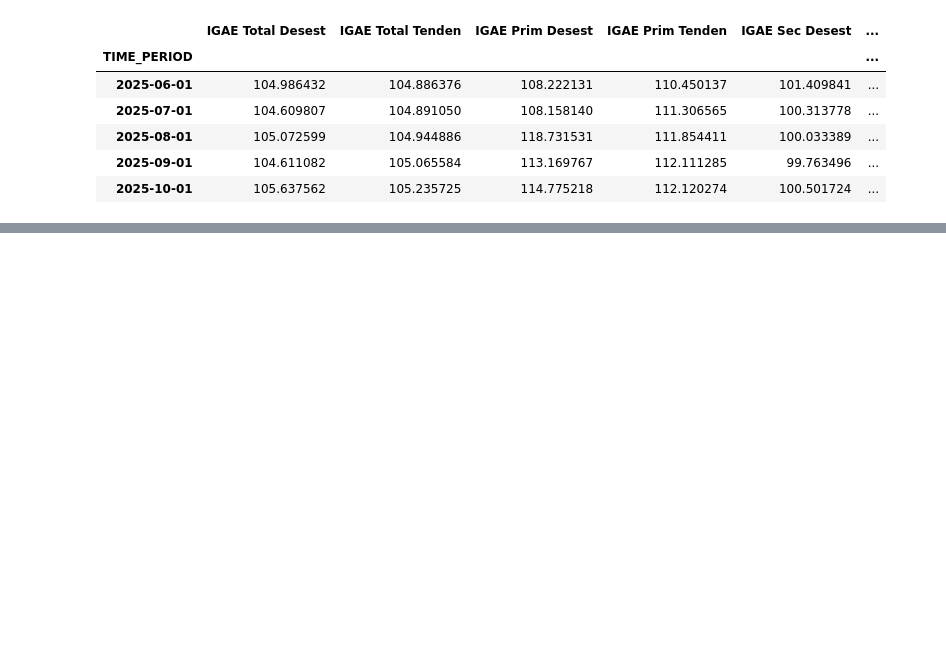
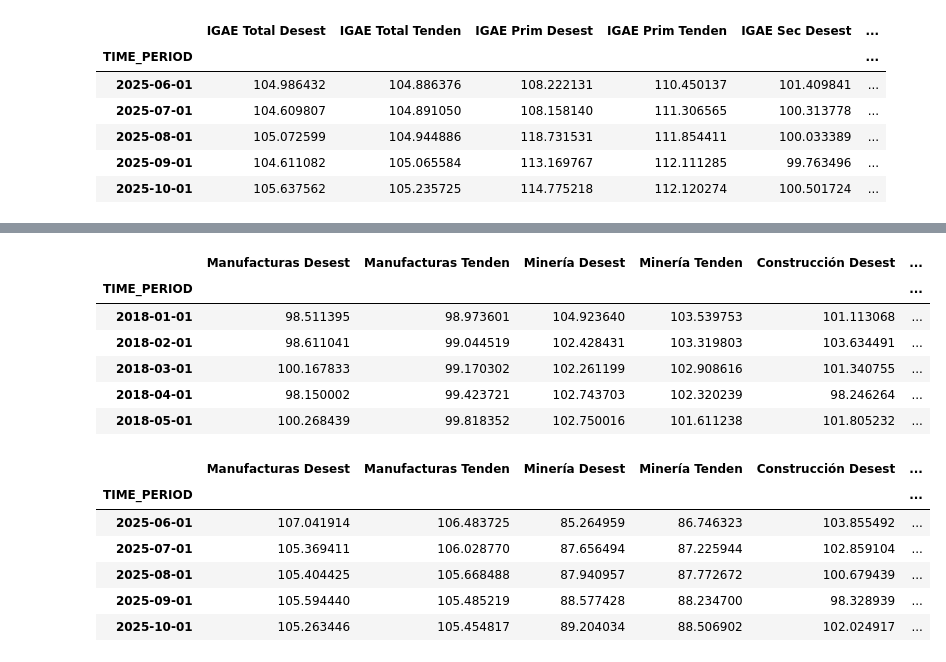
Before and after one commit to laloflogar/RB2026, a Jupyter notebook: Gráficas_nacional.ipynb, the cells around one changed output, grey strips where cells are left out. Cells and saved outputs as stored; diff of their text form; code cells hidden in the pictures; blank space fills up the shorter version.

```diff
--- a/Gráficas_nacional.ipynb
+++ b/Gráficas_nacional.ipynb
@@ -1171,0 +997,23 @@ plt.show()
+# %%
+# Define la fecha de inicio para esta sección
+fecha_inicio = '2018-01-01'
+
+# Filtra el DataFrame df_rebased (de Gráfica 4) desde la fecha de inicio
+base_filtrada = df_rebased[df_rebased.index >= fecha_inicio].copy()
+display(base_filtrada.head())
+display(base_filtrada.tail())
+# %% [output]
+|  | Manufacturas Desest | Manufacturas Tenden | Minería Desest | Minería Tenden | Construcción Desest | ... |
+| TIME_PERIOD |  |  |  |  |  | ... |
+| 2018-01-01 | 98.511395 | 98.973601 | 104.923640 | 103.539753 | 101.113068 | ... |
+| 2018-02-01 | 98.611041 | 99.044519 | 102.428431 | 103.319803 | 103.634491 | ... |
+| 2018-03-01 | 100.167833 | 99.170302 | 102.261199 | 102.908616 | 101.340755 | ... |
+| 2018-04-01 | 98.150002 | 99.423721 | 102.743703 | 102.320239 | 98.246264 | ... |
+| 2018-05-01 | 100.268439 | 99.818352 | 102.750016 | 101.611238 | 101.805232 | ... |
+|  | Manufacturas Desest | Manufacturas Tenden | Minería Desest | Minería Tenden | Construcción Desest | ... |
+| TIME_PERIOD |  |  |  |  |  | ... |
+| 2025-06-01 | 107.041914 | 106.483725 | 85.264959 | 86.746323 | 103.855492 | ... |
+| 2025-07-01 | 105.369411 | 106.028770 | 87.656494 | 87.225944 | 102.859104 | ... |
+| 2025-08-01 | 105.404425 | 105.668488 | 87.940957 | 87.772672 | 100.679439 | ... |
+| 2025-09-01 | 105.594440 | 105.485219 | 88.577428 | 88.234700 | 98.328939 | ... |
+| 2025-10-01 | 105.263446 | 105.454817 | 89.204034 | 88.506902 | 102.024917 | ... |
```
Also changed, not shown: parts of 11 cells of this notebook.
